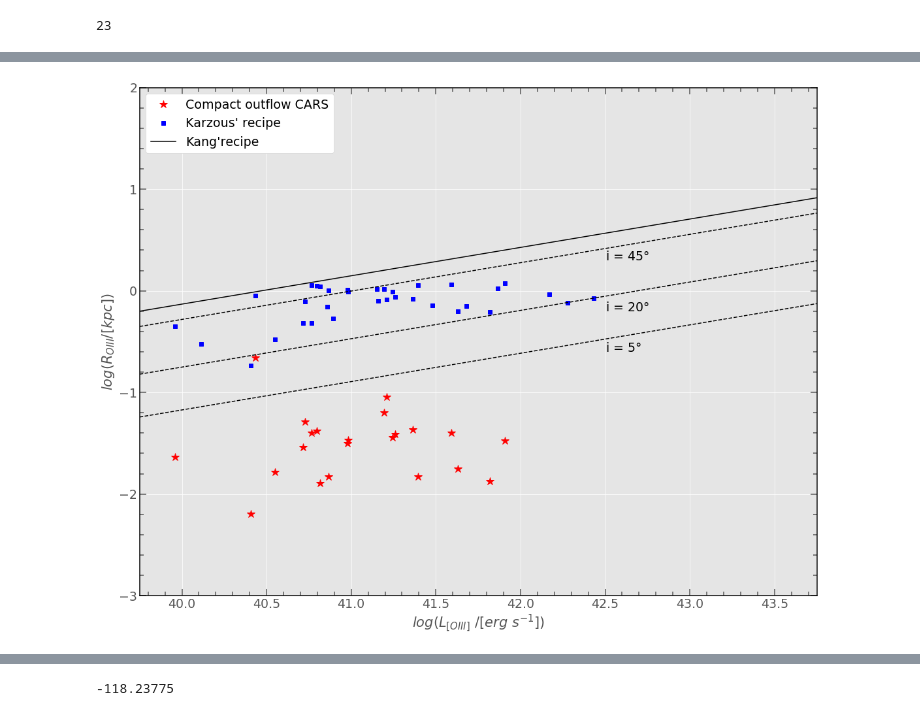
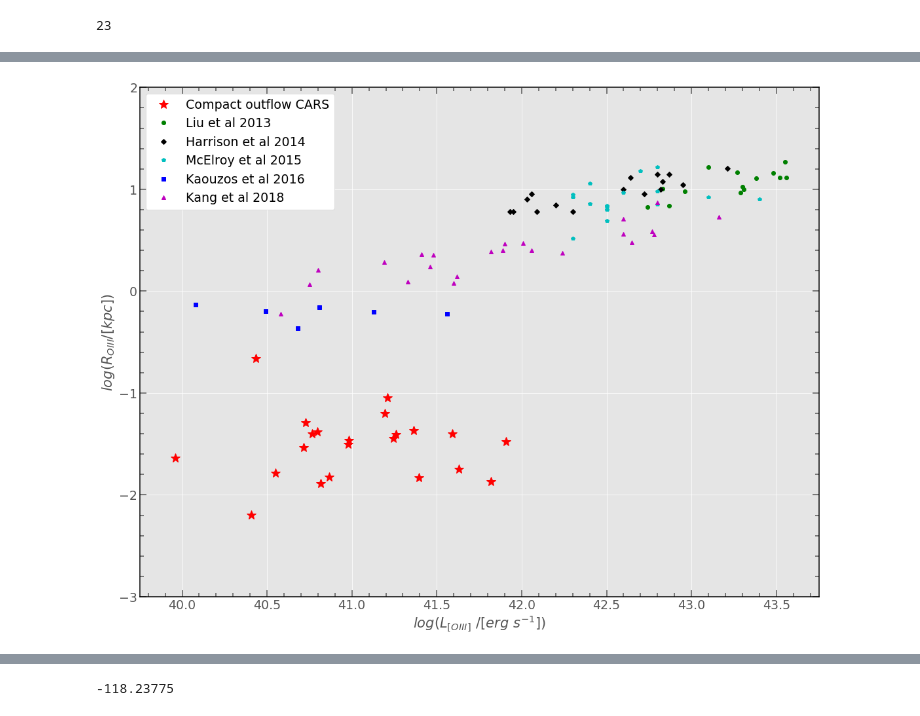
Before and after one commit to astrmainak/mainaksingha1, a Jupyter notebook: Result Plots Paper 1.ipynb, the cells around one changed output, grey strips where cells are left out. Saved outputs shown, nothing was run; the diff lists cells and outputs as text; code cells hidden in the pictures.

```diff
--- a/Result Plots Paper 1.ipynb
+++ b/Result Plots Paper 1.ipynb
@@ -137,5 +136,5 @@ fig.savefig('/home/mainak/Downloads/Outflow_paper1/w80--LHb-LOIII.png',overwrite
 # %%
-hdu = fits.open('/home/mainak/Downloads/Outflow_paper1/MUSE/Big Tables/MUSE full moffat table with errors.fits')
+hdu = fits.open('/home/rickeythecat/Downloads/Outflow_paper1/MUSE/Big Tables/MUSE full moffat table with errors.fits')
 data = hdu[1].data
 compactness = data['compact']
 
@@ -183,11 +182,10 @@ offset_wing_kang = 1000*(10**(0.279*log_L_OIII- 11.291))
 offset_wing_karzous = 4.848*D_A
 hdu.close()
 # %%
-hdu = fits.open('/home/mainak/Downloads/Outflow_paper1/CARS.fits')
+hdu = fits.open('/home/rickeythecat/Downloads/Outflow_paper1/CARS.fits')
 data = hdu[1].data
 compactness = data['compact']
 log_L_OIII_CARS = data['log_L_OIII']
-log_Hb_new = data['log_Hb_lum']
 print (compactness)
 compact_sources = data[compactness==1]
 extended_sources = data[compactness==0]
@@ -222,3 +220,7 @@ len(log_L_OIII_kang_raw)
 # %%
 log_L_OIII_karouzos_raw = np.array([40.08,41.56,40.81,40.68,41.13,40.49])
 offset_wing_karouzos_raw = np.array([0.74,0.60,0.69,0.43,0.63,0.64])
+# %%
+log_L_OIII_mcelroy_raw = np.array([42.3,42.5,42.5,42.8,42.4,42.8,42.3,42.7,42.4,43.4,42.8,42.6,42.5,42.3,43.1,42.5,42.5])
+offset_wing_mcelroy_raw = np.array([3.3,6.9,6.3,9.6,7.2,16.6,8.8,15.2,11.4,8.0,7.1,9.2,6.7,8.3,8.3,4.9,6.3])
+len(offset_wing_mcelroy_raw)
@@ -258,3 +262,6 @@ n = np.log10(m)
 
 o = offset_wing_karouzos_raw
 p = np.log10(o)
+
+q = offset_wing_mcelroy_raw
+r = np.log10(q)
@@ -261,36 +320,38 @@ p = np.log10(o)
 # %%
 plt.rcParams['axes.linewidth'] = 1.5
 plt.rcParams['axes.edgecolor'] = 'k'
 fig = plt.figure(figsize=(16,12))
 
 ax1 = fig.add_axes([0.06, 0.07, 0.9, 0.9]) # main axes
 
 
-ax1.plot(compact_log_L_OIII_CARS,d,'r*',ms=12,label='Compact outflow CARS')
-#ax1.plot(log_L_OIII_liu,l,'go',label='Liu et al 2013')
-#ax1.plot(log_L_OIII_harrison,j,'kD',label='Harrison et al 2014')
-ax1.plot(log_L_OIII_CARS,f,'bs',label="Karzous' recipe")
+ax1.plot(compact_log_L_OIII_CARS,d,'r*',ms=15,label='Compact outflow CARS')
+ax1.plot(log_L_OIII_liu,l,'go',label='Liu et al 2013')
+ax1.plot(log_L_OIII_harrison,j,'kD',label='Harrison et al 2014')
+ax1.plot(log_L_OIII_mcelroy_raw,r,'cp',label='McElroy et al 2015')
+ax1.plot(log_L_OIII_karouzos_raw,p,'bs',label='Kaouzos et al 2016')
+ax1.plot(log_L_OIII_kang_raw,n,'m^',label='Kang et al 2018')
 
-ax1.plot(log_L_OIII,b,'k-',label="Kang'recipe")
-ax1.plot(log_L_OIII,b1,'k--')#,label='Kang et al 2018 5 degree inclination')
-ax1.plot(log_L_OIII,b2,'k--')#,label='Kang et al 2018 30 degree inclination')
-ax1.plot(log_L_OIII,b3,'k--')#,label='Kang et al 2018 45 degree inclination')
-ax1.annotate(r'i = $45\degree$',xy=(42.5,0.26),xytext=(42.5,0.3),fontsize=19)
-ax1.annotate(r'i = $20\degree$',xy=(42.5,-0.26),xytext=(42.5,-0.2),fontsize=19)
-ax1.annotate(r'i = $5\degree$',xy=(42.5,-0.66),xytext=(42.5,-0.6),fontsize=19)
+#ax1.plot(log_L_OIII,b,'k-',label='Kang et al 2018')
+#ax1.plot(log_L_OIII,b1,'k--')#,label='Kang et al 2018 5 degree inclination')
+#ax1.plot(log_L_OIII,b2,'k--')#,label='Kang et al 2018 30 degree inclination')
+#ax1.plot(log_L_OIII,b3,'k--')#,label='Kang et al 2018 45 degree inclination')
+#ax1.annotate(r'i = $45\degree$',xy=(42.5,0.26),xytext=(42.5,0.3),fontsize=19)
+#ax1.annotate(r'i = $20\degree$',xy=(42.5,-0.26),xytext=(42.5,-0.2),fontsize=19)
+#ax1.annotate(r'i = $5\degree$',xy=(42.5,-0.66),xytext=(42.5,-0.6),fontsize=19)
 
 ax1.set_xlabel('$log(L_{[OIII]}\  /[erg\ s^{-1}]$)',fontsize=21)
 ax1.set_ylabel(r'$log(R_{OIII}/[kpc])$', fontsize=21)
 
 ax1.tick_params(axis='both',which='both',direction='in',width=1.5,labelsize=19)
 ax1.tick_params(axis='both',which='major',direction='in',width=1.5,bottom=True,left=True,right=True,top=True,length=10)
 ax1.tick_params(axis='both',which='minor',direction='in',width=1.5,bottom=True,left=True,right=True,top=True,length=6)
 ax1.minorticks_on()
 ax1.legend(facecolor='white', framealpha=1, fontsize=19, loc='upper left')
 
 ax1.set_ylim(-3,2)
 ax1.set_xlim(39.75,43.75)
 
-fig.savefig('/home/mainak/Downloads/Outflow_paper1/outflow_size.png',overwrite=True)
+fig.savefig('/home/rickeythecat/Downloads/Outflow_paper1/outflow_size_comaprison.png',overwrite=True)
 # %% [output]
-[figure, old version]
+[figure, new version]
```
Also changed, not shown: parts of 16 cells of this notebook.
